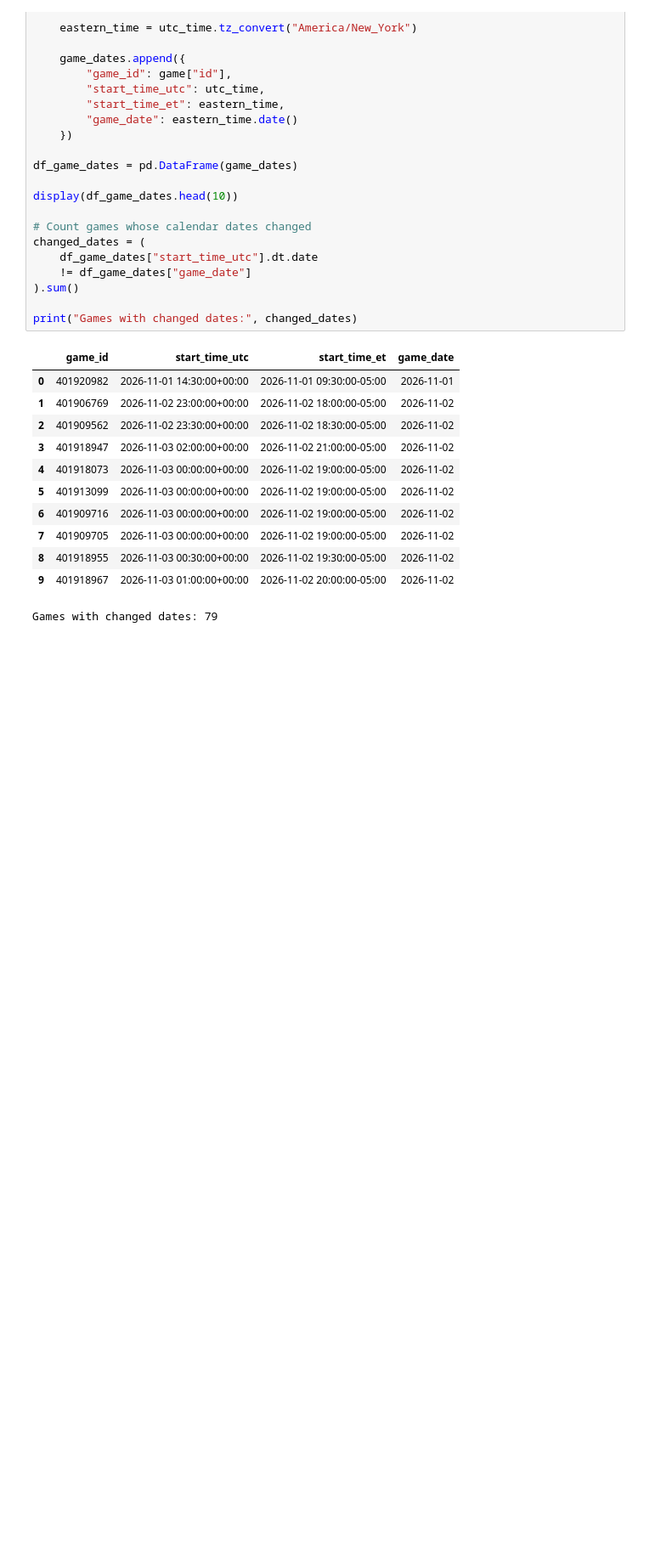
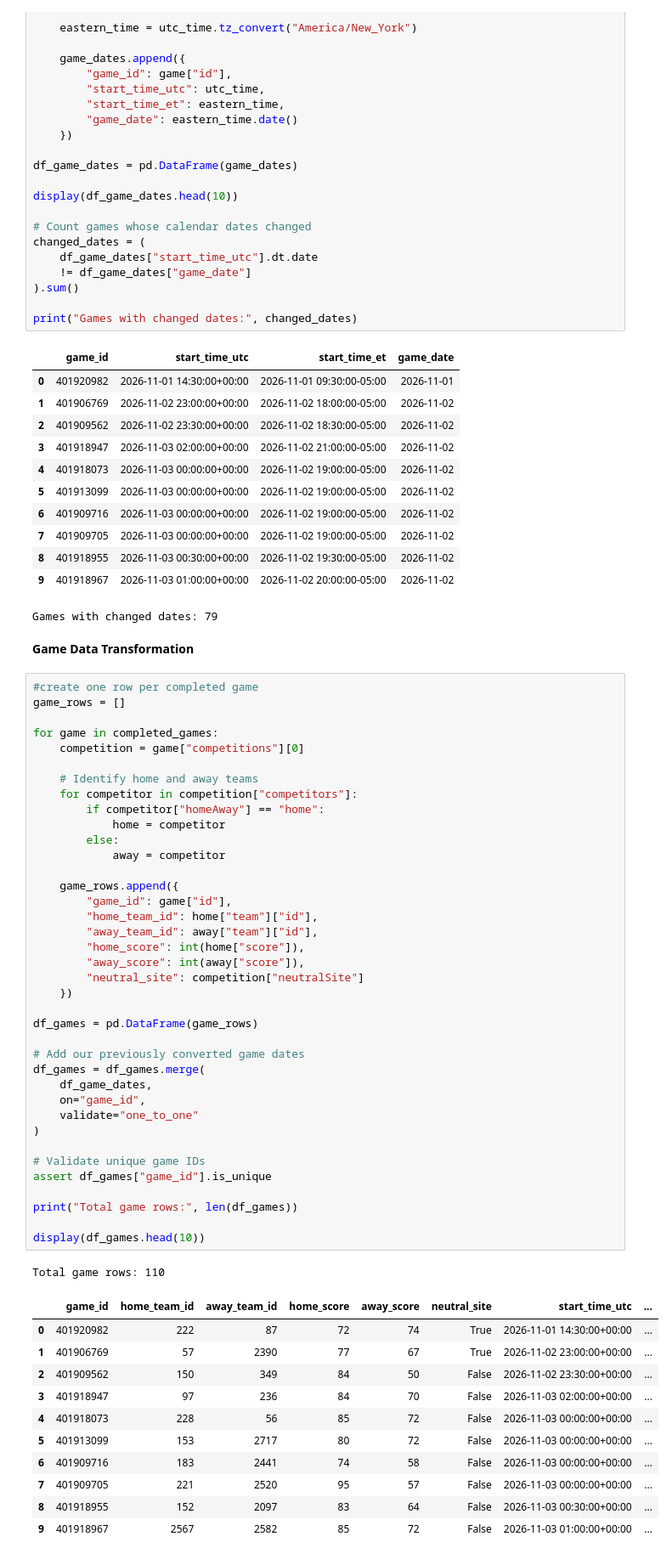
Before and after one commit to ekee7/acc_reality_check, a Jupyter notebook: ACC_Reality_Check.ipynb, the cells around one changed output. Shown at 85% size. Cells and saved outputs as stored; diff of their text form; blank space fills up the shorter version.

Commit message:
team transformation

```diff
--- a/ACC_Reality_Check.ipynb
+++ b/ACC_Reality_Check.ipynb
@@ -752,3 +752,56 @@ print("Games with changed dates:", changed_dates)
 | 8 | 401918955 | 2026-11-03 00:30:00+00:00 | 2026-11-02 19:30:00-05:00 | 2026-11-02 |
 | 9 | 401918967 | 2026-11-03 01:00:00+00:00 | 2026-11-02 20:00:00-05:00 | 2026-11-02 |
 Games with changed dates: 79
+# %% [markdown]
+**Game Data Transformation**
+# %%
+#create one row per completed game
+game_rows = []
+
+for game in completed_games:
+    competition = game["competitions"][0]
+
+    # Identify home and away teams
+    for competitor in competition["competitors"]:
+        if competitor["homeAway"] == "home":
+            home = competitor
+        else:
+            away = competitor
+
+    game_rows.append({
+        "game_id": game["id"],
+        "home_team_id": home["team"]["id"],
+        "away_team_id": away["team"]["id"],
+        "home_score": int(home["score"]),
+        "away_score": int(away["score"]),
+        "neutral_site": competition["neutralSite"]
+    })
+
+df_games = pd.DataFrame(game_rows)
+
+# Add our previously converted game dates
+df_games = df_games.merge(
+    df_game_dates,
+    on="game_id",
+    validate="one_to_one"
+)
+
+# Validate unique game IDs
+assert df_games["game_id"].is_unique
+
+print("Total game rows:", len(df_games))
+
+display(df_games.head(10))
+# %% [output]
+Total game rows: 110
+|  | game_id | home_team_id | away_team_id | home_score | away_score | neutral_site | start_time_utc | ... |
+| 0 | 401920982 | 222 | 87 | 72 | 74 | True | 2026-11-01 14:30:00+00:00 | ... |
+| 1 | 401906769 | 57 | 2390 | 77 | 67 | True | 2026-11-02 23:00:00+00:00 | ... |
+| 2 | 401909562 | 150 | 349 | 84 | 50 | False | 2026-11-02 23:30:00+00:00 | ... |
+| 3 | 401918947 | 97 | 236 | 84 | 70 | False | 2026-11-03 02:00:00+00:00 | ... |
+| 4 | 401918073 | 228 | 56 | 85 | 72 | False | 2026-11-03 00:00:00+00:00 | ... |
+| 5 | 401913099 | 153 | 2717 | 80 | 72 | False | 2026-11-03 00:00:00+00:00 | ... |
+| 6 | 401909716 | 183 | 2441 | 74 | 58 | False | 2026-11-03 00:00:00+00:00 | ... |
+| 7 | 401909705 | 221 | 2520 | 95 | 57 | False | 2026-11-03 00:00:00+00:00 | ... |
+| 8 | 401918955 | 152 | 2097 | 83 | 64 | False | 2026-11-03 00:30:00+00:00 | ... |
+| 9 | 401918967 | 2567 | 2582 | 85 | 72 | False | 2026-11-03 01:00:00+00:00 | ... |
```
Also changed, not shown: parts of 3 cells of this notebook.
